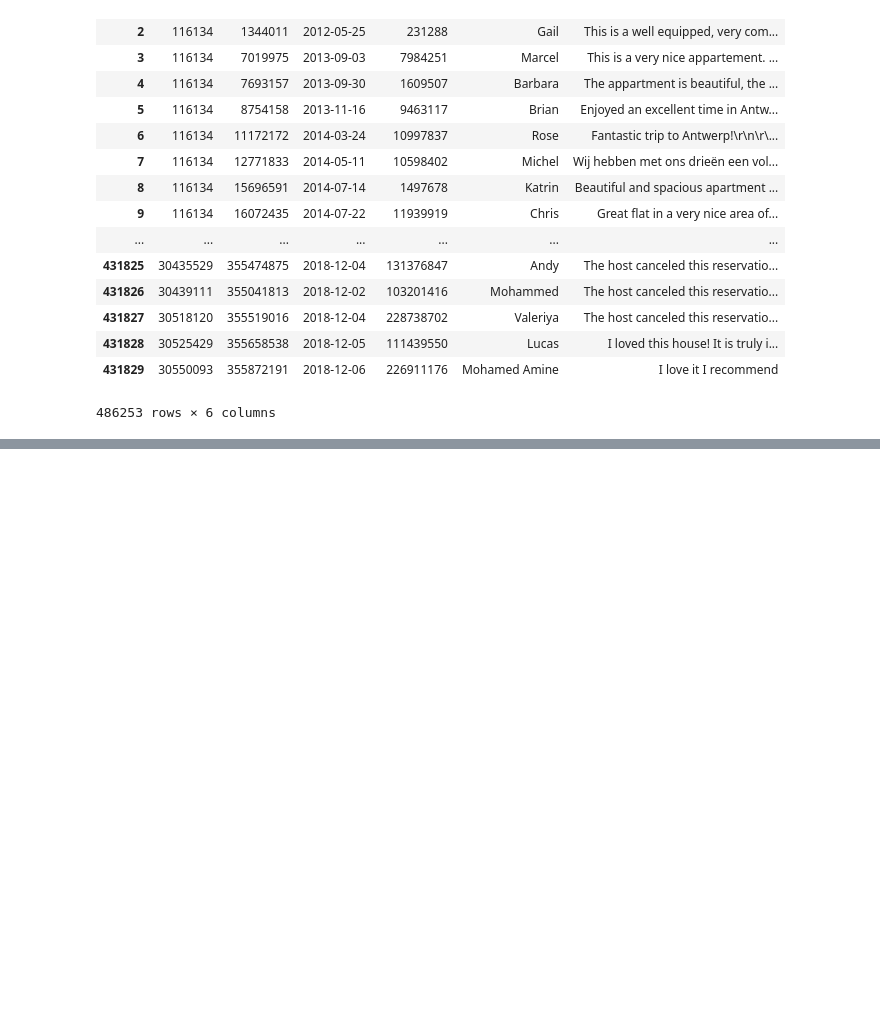
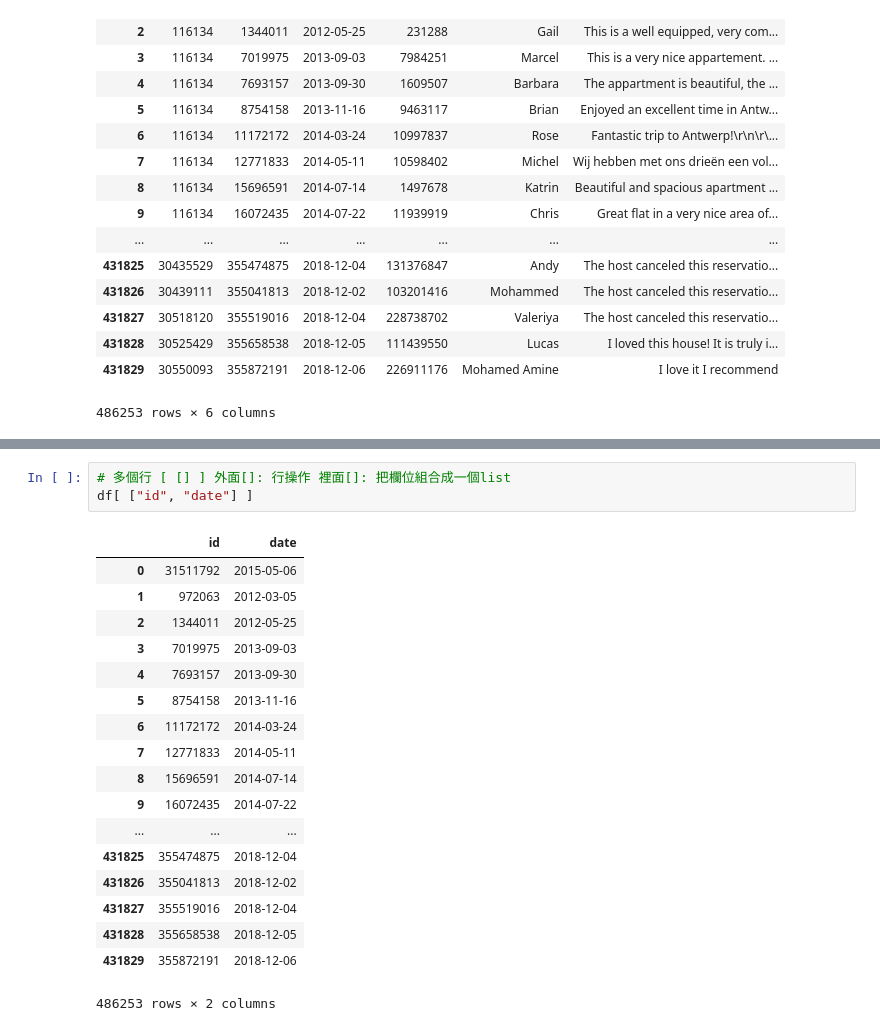
Before and after one commit to Elwing-Chou/TaipeiTechML0120, a Jupyter notebook: airbnb.ipynb, the cells around one changed output, grey strips where cells are left out. Cells and saved outputs as stored; diff of their text form; blank space fills up the shorter version.

```diff
--- a/airbnb.ipynb
+++ b/airbnb.ipynb
@@ -88,0 +110,22 @@ df2
+# %%
+# 多個行 [ [] ] 外面[]: 行操作 裡面[]: 把欄位組合成一個list
+df[ ["id", "date"] ]
+# %% [output]
+|  | id | date |
+| 0 | 31511792 | 2015-05-06 |
+| 1 | 972063 | 2012-03-05 |
+| 2 | 1344011 | 2012-05-25 |
+| 3 | 7019975 | 2013-09-03 |
+| 4 | 7693157 | 2013-09-30 |
+| 5 | 8754158 | 2013-11-16 |
+| 6 | 11172172 | 2014-03-24 |
+| 7 | 12771833 | 2014-05-11 |
+| 8 | 15696591 | 2014-07-14 |
+| 9 | 16072435 | 2014-07-22 |
+| ... | ... | ... |
+| 431825 | 355474875 | 2018-12-04 |
+| 431826 | 355041813 | 2018-12-02 |
+| 431827 | 355519016 | 2018-12-04 |
+| 431828 | 355658538 | 2018-12-05 |
+| 431829 | 355872191 | 2018-12-06 |
+486253 rows × 2 columns
```
Also changed, not shown: parts of 8 cells of this notebook.
